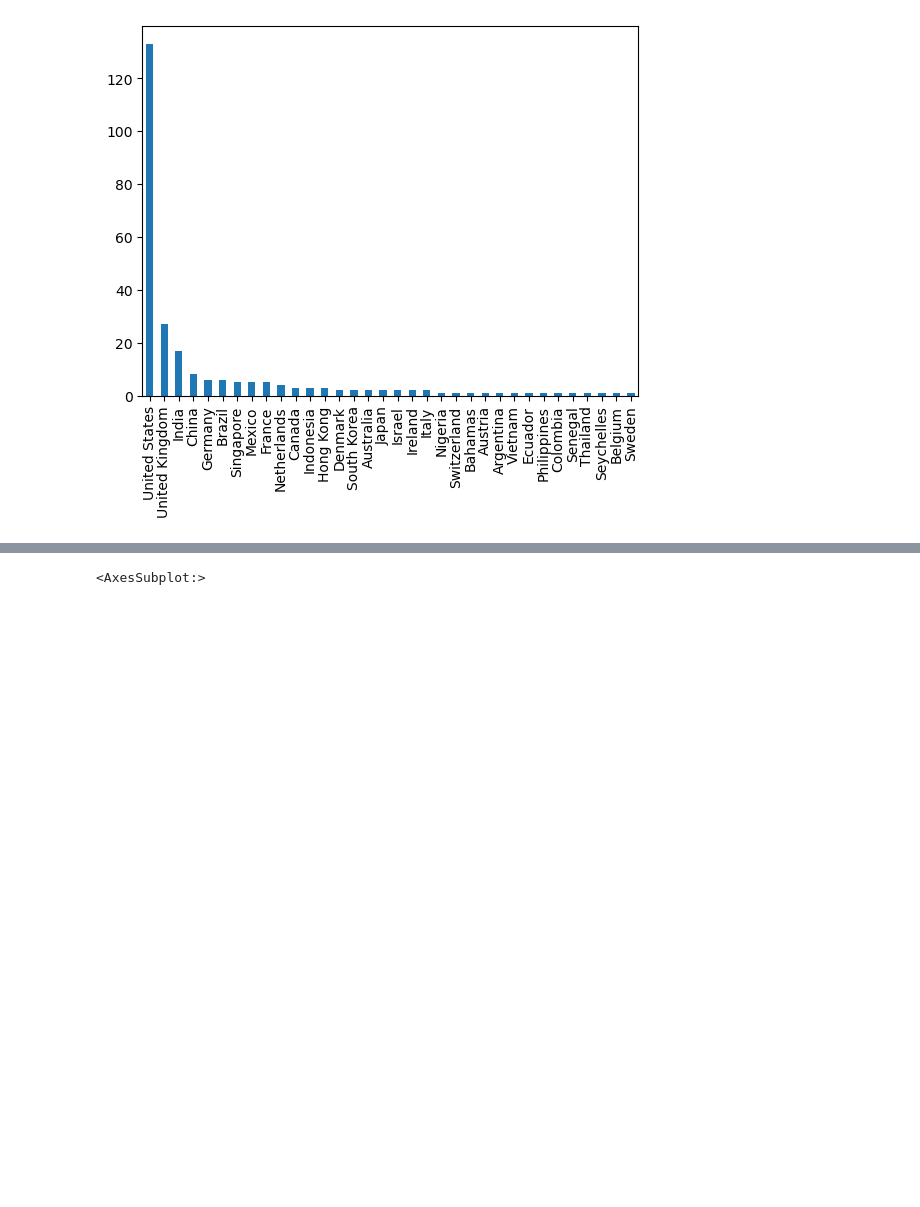
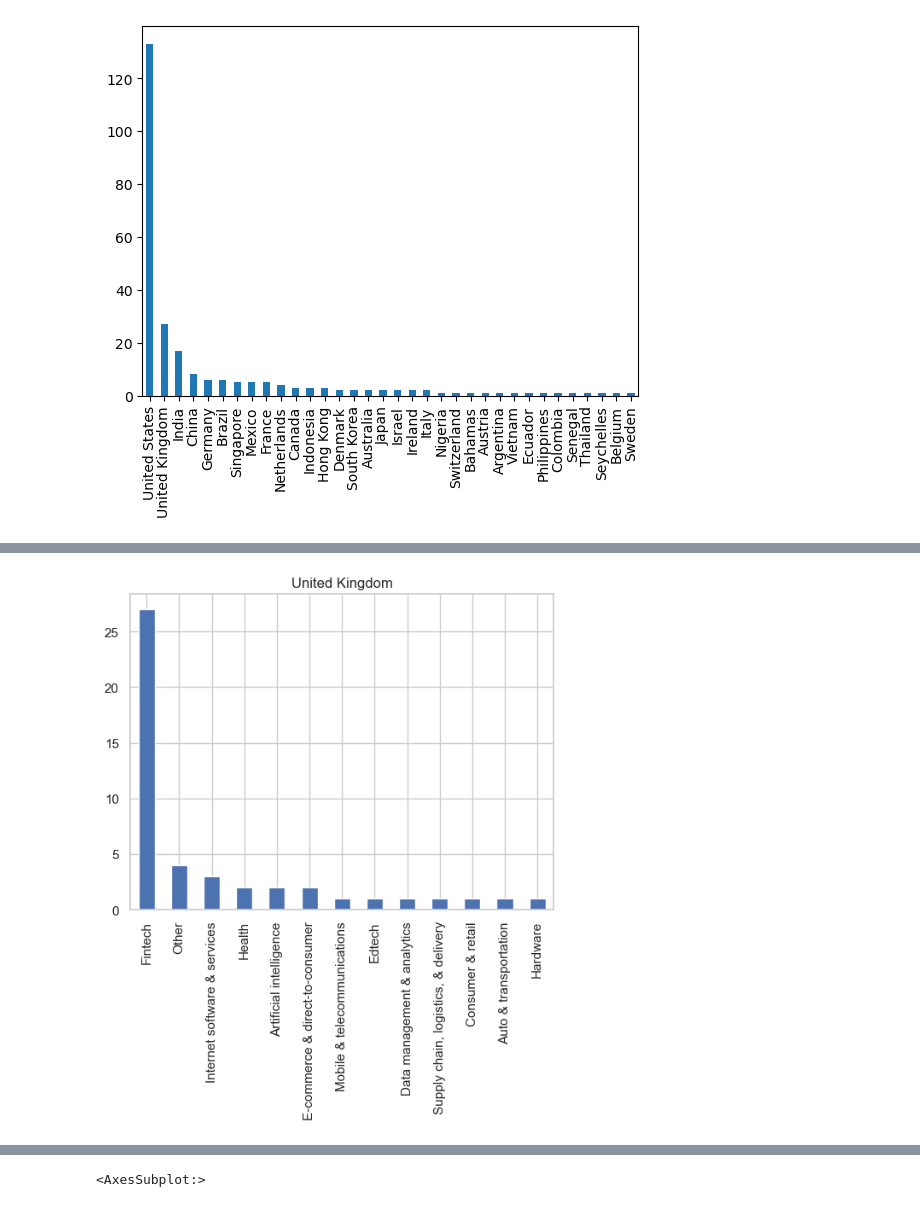
Before and after one commit to amalsalilan/Unicorn-Insights-A-Comprehensive-Data-Analysis-of-Unicorn-Companie, a Jupyter notebook: Notebook.ipynb, the cells around one changed output, grey strips where cells are left out. Drawn from its saved outputs; the diff is of its cells as text; code cells hidden in the pictures; blank space fills up the shorter version.

```diff
--- a/Notebook.ipynb
+++ b/Notebook.ipynb
@@ -69,0 +77,4 @@ fintech_df['Country'].value_counts().plot(kind='bar')
+# %%
+industrys_and_country('United Kingdom')
+# %% [output]
+[figure, added]
```
Also changed, not shown: parts of 12 cells of this notebook.
